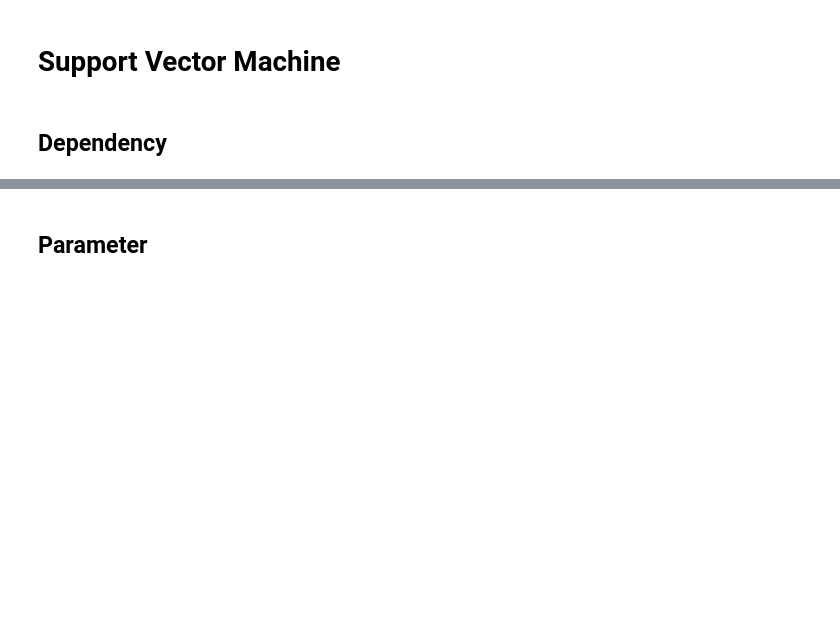
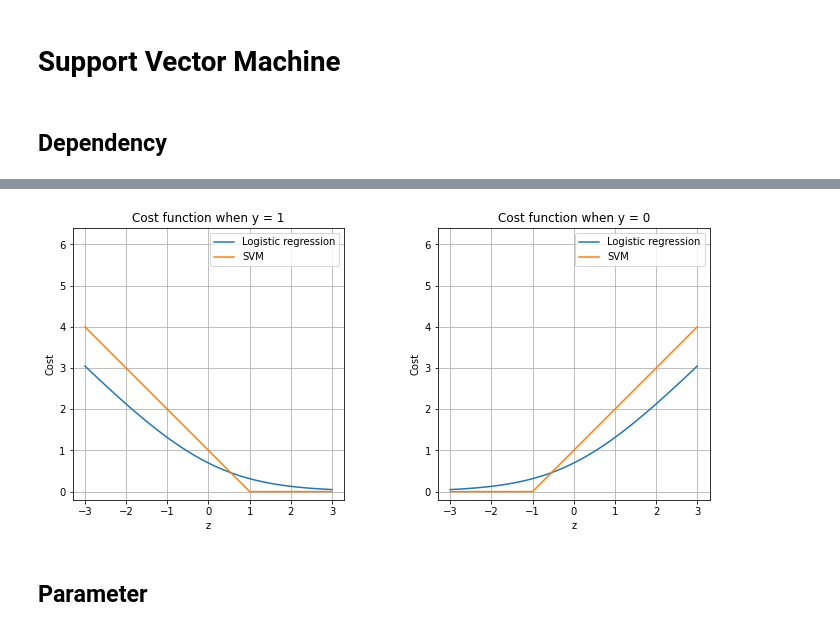
Before and after one commit to yukikitayama/machine-learning, a Jupyter notebook: notebook/support_vector_machine.ipynb, the cells around one changed output, grey strips where cells are left out. Saved outputs shown, nothing was run; the diff lists cells and outputs as text; code cells hidden in the pictures; blank space fills up the shorter version.

```diff
--- a/notebook/support_vector_machine.ipynb
+++ b/notebook/support_vector_machine.ipynb
@@ -14,3 +107,48 @@ pd.set_option('expand_frame_repr', False)
+# %%
+def sigmoid_y_1(z):
+    return - np.log(1 / (1 + np.exp(-z)))
+
+
+def sigmoid_y_0(z):
+    return - np.log(1 - 1 / (1 + np.exp(-z)))
+
+
+def svm_y_1(z):
+    return np.where(z >= 1, 0, -z + 1)
+#     return np.where(z >= 0, 0, -z)
+
+
+def svm_y_0(z):
+    return np.where(z <= -1, 0, z + 1)
+
+
+plt.figure(figsize=(12, 5))
+
+plt.subplot(121)
+z = np.linspace(-3, 3, 100)
+plt.plot(z, sigmoid_y_1(z), label='Logistic regression')
+plt.plot(z, svm_y_1(z), label='SVM')
+plt.title('Cost function when y = 1')
+plt.xlabel('z')
+plt.ylabel('Cost')
+plt.legend()
+plt.grid()
+plt.axis('square')
+
+plt.subplot(122)
+z = np.linspace(-3, 3, 100)
+plt.plot(z, sigmoid_y_0(z), label='Logistic regression')
+plt.plot(z, svm_y_0(z), label='SVM')
+plt.title('Cost function when y = 0')
+plt.xlabel('z')
+plt.ylabel('Cost')
+plt.legend()
+plt.grid()
+plt.axis('square')
+
+plt.show()
+# %% [output]
+[figure, added]
 # %% [markdown]
 ## Parameter
 # %%
```
Also changed, not shown: parts of 7 cells of this notebook, 2 other files.
